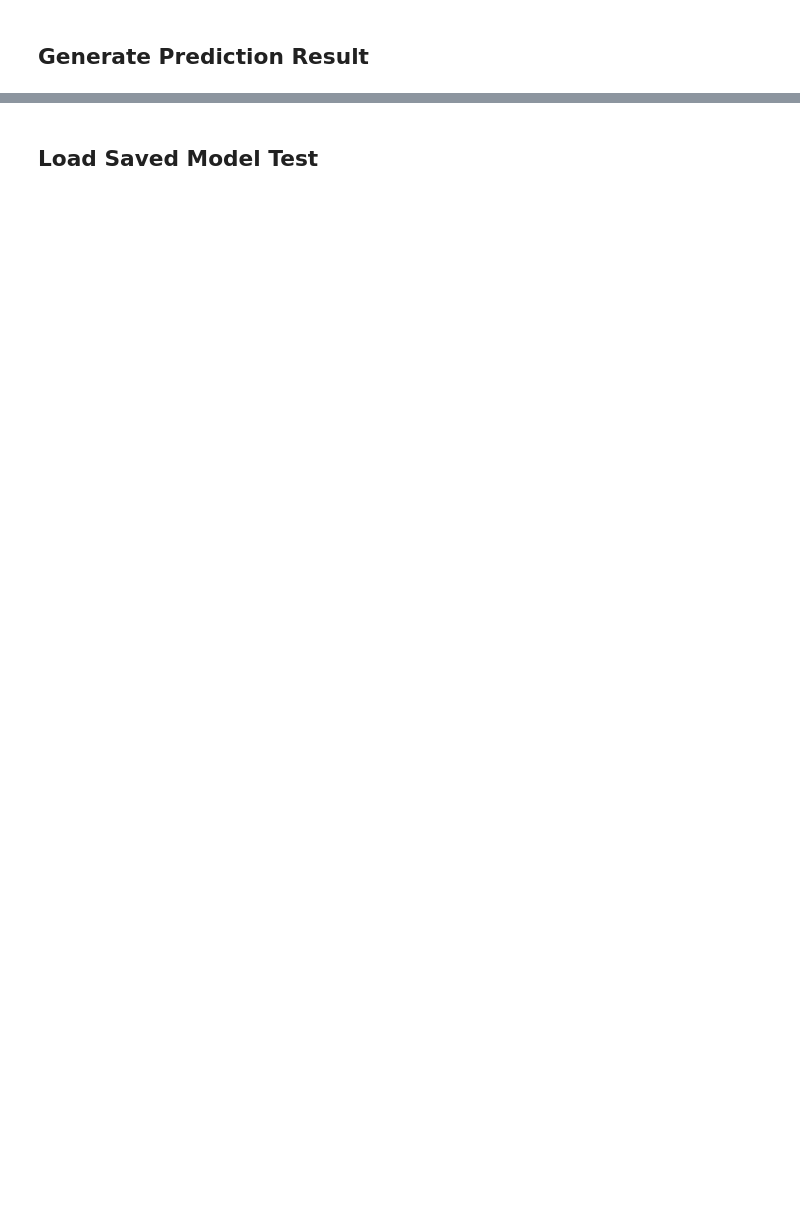
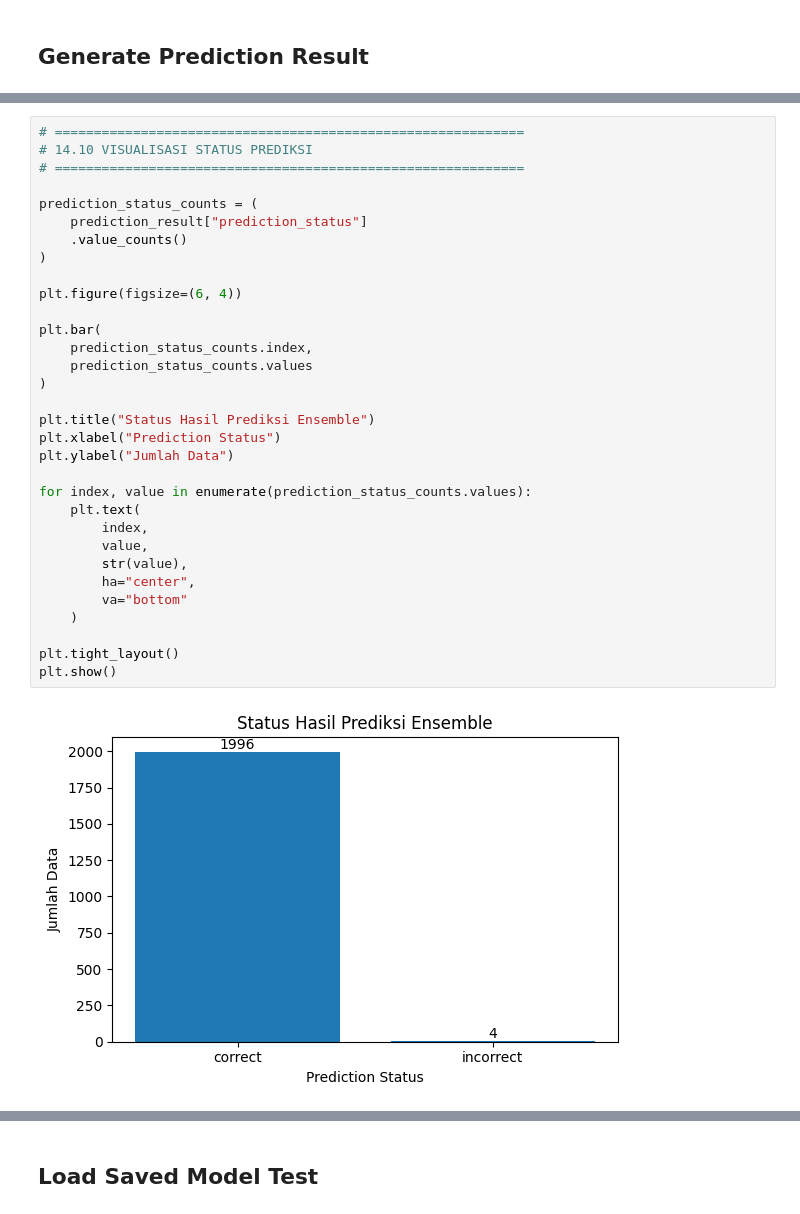
Before and after one commit to rrrambatsigma/project-kda-kelompok3, a Jupyter notebook: notebook/TemplatePipelinePrediksi.ipynb, the cells around one changed output, grey strips where cells are left out. Saved outputs shown, nothing was run; the diff lists cells and outputs as text; blank space fills up the shorter version.

```diff
--- a/notebook/TemplatePipelinePrediksi.ipynb
+++ b/notebook/TemplatePipelinePrediksi.ipynb
@@ -3120,0 +2983,34 @@ print("Hybrid Encryption menggunakan AES-GCM dan RSA-OAEP.")
+# %%
+# ============================================================
+# 14.10 VISUALISASI STATUS PREDIKSI
+# ============================================================
+
+prediction_status_counts = (
+    prediction_result["prediction_status"]
+    .value_counts()
+)
+
+plt.figure(figsize=(6, 4))
+
+plt.bar(
+    prediction_status_counts.index,
+    prediction_status_counts.values
+)
+
+plt.title("Status Hasil Prediksi Ensemble")
+plt.xlabel("Prediction Status")
+plt.ylabel("Jumlah Data")
+
+for index, value in enumerate(prediction_status_counts.values):
+    plt.text(
+        index,
+        value,
+        str(value),
+        ha="center",
+        va="bottom"
+    )
+
+plt.tight_layout()
+plt.show()
+# %% [output]
+[figure, added]
```
Also changed, not shown: parts of 114 cells of this notebook, 22 other files.
